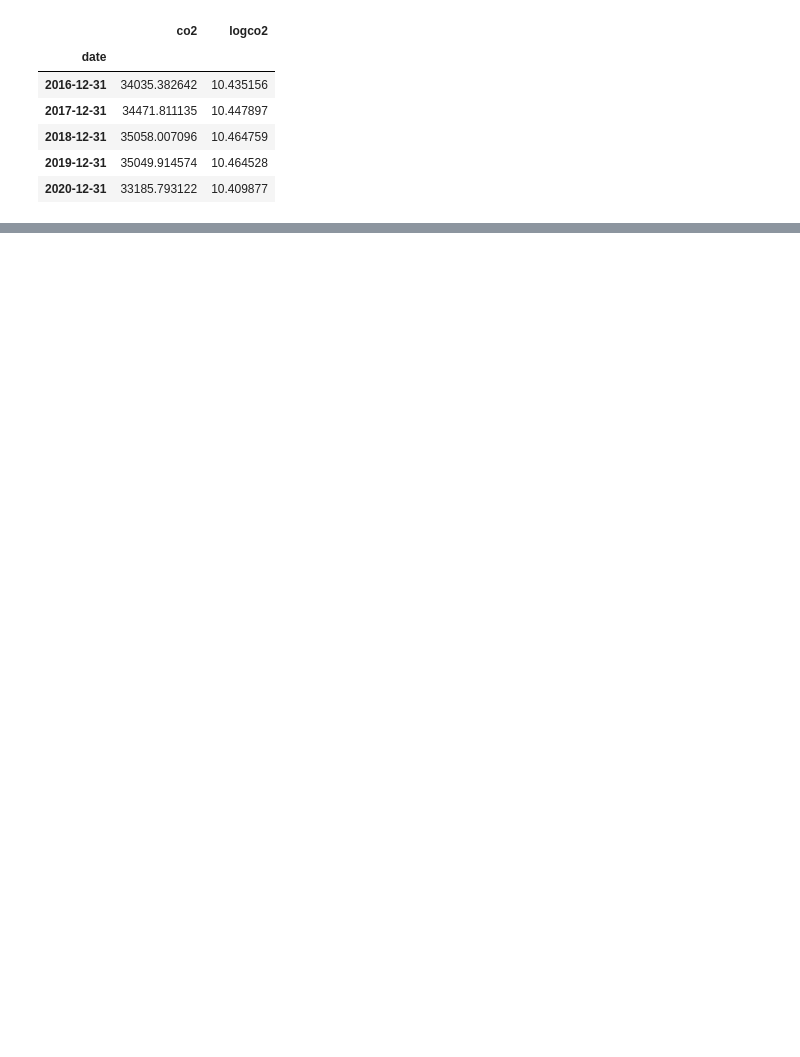
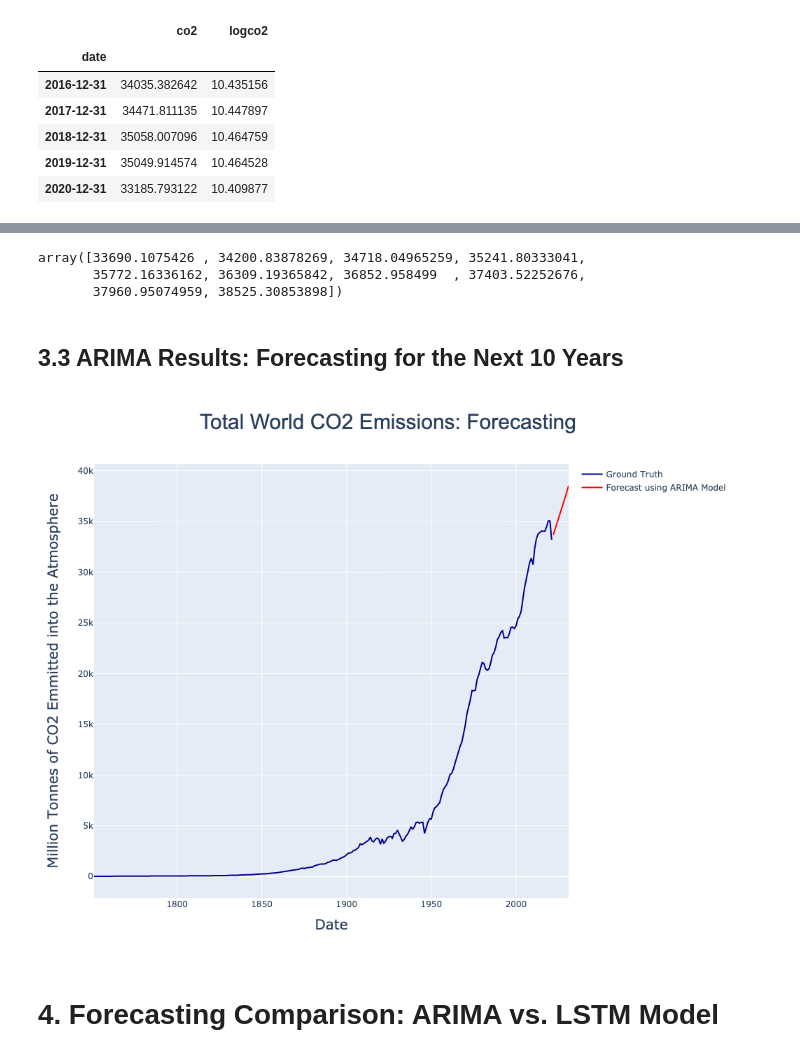
Before and after one commit to cristian-castro-a/World_CO2_Emissions_Forecasting, a Jupyter notebook: ARIMA_vs_LSTM.ipynb, the cells around one changed output, grey strips where cells are left out. Cells and saved outputs as stored; diff of their text form; code cells hidden in the pictures; blank space fills up the shorter version.

```diff
--- a/ARIMA_vs_LSTM.ipynb
+++ b/ARIMA_vs_LSTM.ipynb
@@ -336,0 +346,8 @@ Warnings:
+# %%
+# Forecasting: 10 perdios (from 2021 to 2030)
+# Remember that the data is here transformed as logarithm
+forecast_int = best_arima_fit.get_forecast(steps = 10, alpha=0.05)
+forecast_val = best_arima_fit.forecast(steps = 10, alpha=0.05)
+forecast_int_val = forecast_int.conf_int()
+forecast_val = np.exp(forecast_val)
+forecast_val.tail(10)
@@ -336,0 +366,66 @@ Warnings:
+# %%
+forecast_val.values
+# %% [output]
+array([33690.1075426 , 34200.83878269, 34718.04965259, 35241.80333041,
+       35772.16336162, 36309.19365842, 36852.958499  , 37403.52252676,
+       37960.95074959, 38525.30853898])
+# %% [markdown]
+## 3.3 ARIMA Results: Forecasting for the Next 10 Years
+# %%
+# Plotting the Results
+fig = go.Figure()
+
+fig.update_layout(
+    width = 1000,
+    height = 800,
+    title = dict(
+        text = 'Total World CO2 Emissions: Forecasting',
+        font = dict(
+            family = 'Arial',
+            size = 30
+        ),
+        x = 0.5
+    )
+)
+
+fig.update_xaxes(
+    title_text = 'Date',
+    title_font = {'size': 20}
+)
+
+fig.update_yaxes(
+    title_text = 'Million Tonnes of CO2 Emmitted into the Atmosphere',
+    title_font = {'size': 20}
+)
+
+fig.add_trace(
+    go.Scatter(
+        x = df['date'],
+        y = df['co2'],
+        mode = 'lines',
+        name = 'Ground Truth',
+        marker = dict(
+            color = 'darkblue',
+            size = 15
+        )
+    )
+)
+
+fig.add_trace(
+    go.Scatter(
+        x = forecast_val.index,
+        y = forecast_val.values,
+        mode = 'lines',
+        name = 'Forecast using ARIMA Model',
+        marker = dict(
+            color = 'red',
+            size = 15
+        )
+    )
+)
+
+fig.show('png')
+# %% [output]
+[figure, added]
+# %% [markdown]
+# 4. Forecasting Comparison: ARIMA vs. LSTM Model
```
Also changed, not shown: parts of 13 cells of this notebook, 3 other files.
